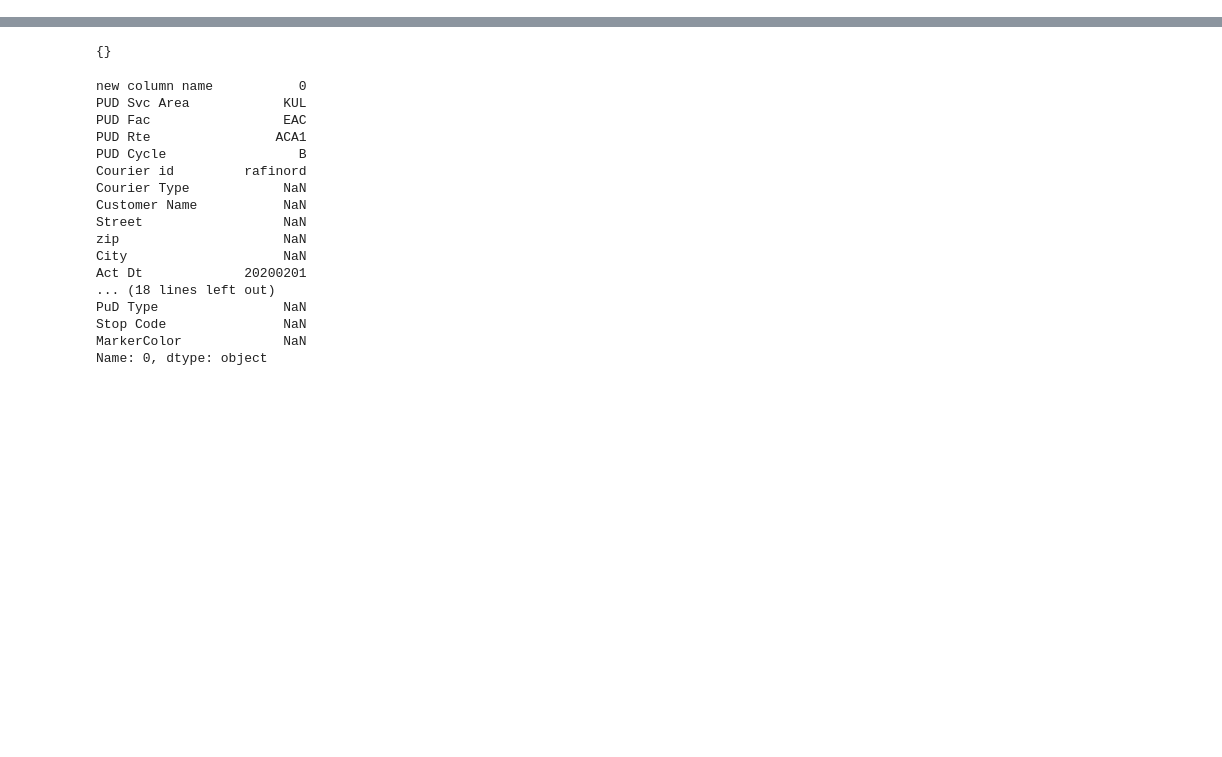
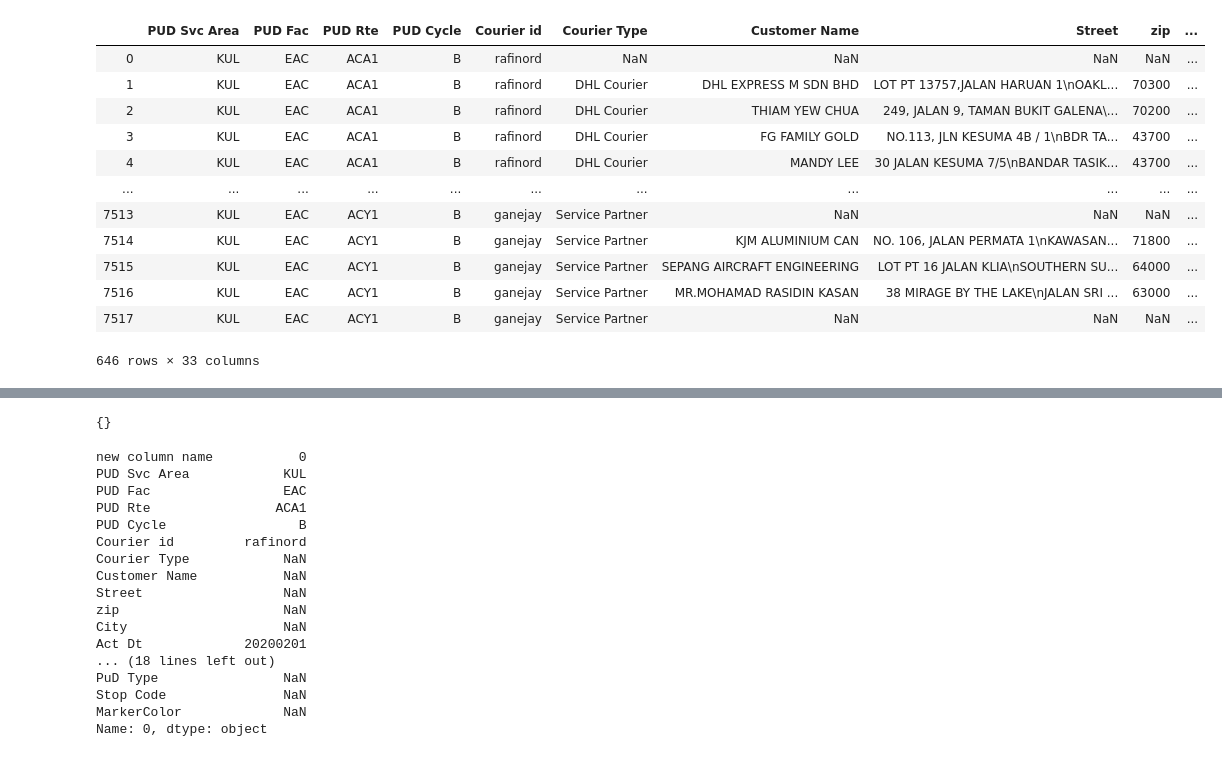
Before and after one commit to teohklun/imdc2020_DHL_Google, a Jupyter notebook: project DHL/class/unit test.ipynb, the cells around one changed output, grey strips where cells are left out. Saved outputs shown, nothing was run; the diff lists cells and outputs as text; code cells hidden in the pictures; blank space fills up the shorter version.

```diff
--- a/project DHL/class/unit test.ipynb
+++ b/project DHL/class/unit test.ipynb
@@ -72,0 +129,16 @@ fullDataFrame.index[0]
+# %%
+test3
+# %% [output]
+|  | PUD Svc Area | PUD Fac | PUD Rte | PUD Cycle | Courier id | Courier Type | Customer Name | Street | zip | ... |
+| 0 | KUL | EAC | ACA1 | B | rafinord | NaN | NaN | NaN | NaN | ... |
+| 1 | KUL | EAC | ACA1 | B | rafinord | DHL Courier | DHL EXPRESS M SDN BHD | LOT PT 13757,JALAN HARUAN 1\nOAKL... | 70300 | ... |
+| 2 | KUL | EAC | ACA1 | B | rafinord | DHL Courier | THIAM YEW CHUA | 249, JALAN 9, TAMAN BUKIT GALENA\... | 70200 | ... |
+| 3 | KUL | EAC | ACA1 | B | rafinord | DHL Courier | FG FAMILY GOLD | NO.113, JLN KESUMA 4B / 1\nBDR TA... | 43700 | ... |
+| 4 | KUL | EAC | ACA1 | B | rafinord | DHL Courier | MANDY LEE | 30 JALAN KESUMA 7/5\nBANDAR TASIK... | 43700 | ... |
+| ... | ... | ... | ... | ... | ... | ... | ... | ... | ... | ... |
+| 7513 | KUL | EAC | ACY1 | B | ganejay | Service Partner | NaN | NaN | NaN | ... |
+| 7514 | KUL | EAC | ACY1 | B | ganejay | Service Partner | KJM ALUMINIUM CAN | NO. 106, JALAN PERMATA 1\nKAWASAN... | 71800 | ... |
+| 7515 | KUL | EAC | ACY1 | B | ganejay | Service Partner | SEPANG AIRCRAFT ENGINEERING | LOT PT 16 JALAN KLIA\nSOUTHERN SU... | 64000 | ... |
+| 7516 | KUL | EAC | ACY1 | B | ganejay | Service Partner | MR.MOHAMAD RASIDIN KASAN | 38 MIRAGE BY THE LAKE\nJALAN SRI ... | 63000 | ... |
+| 7517 | KUL | EAC | ACY1 | B | ganejay | Service Partner | NaN | NaN | NaN | ... |
+646 rows × 33 columns
```
Also changed, not shown: parts of 5 cells of this notebook, 15 other files.
